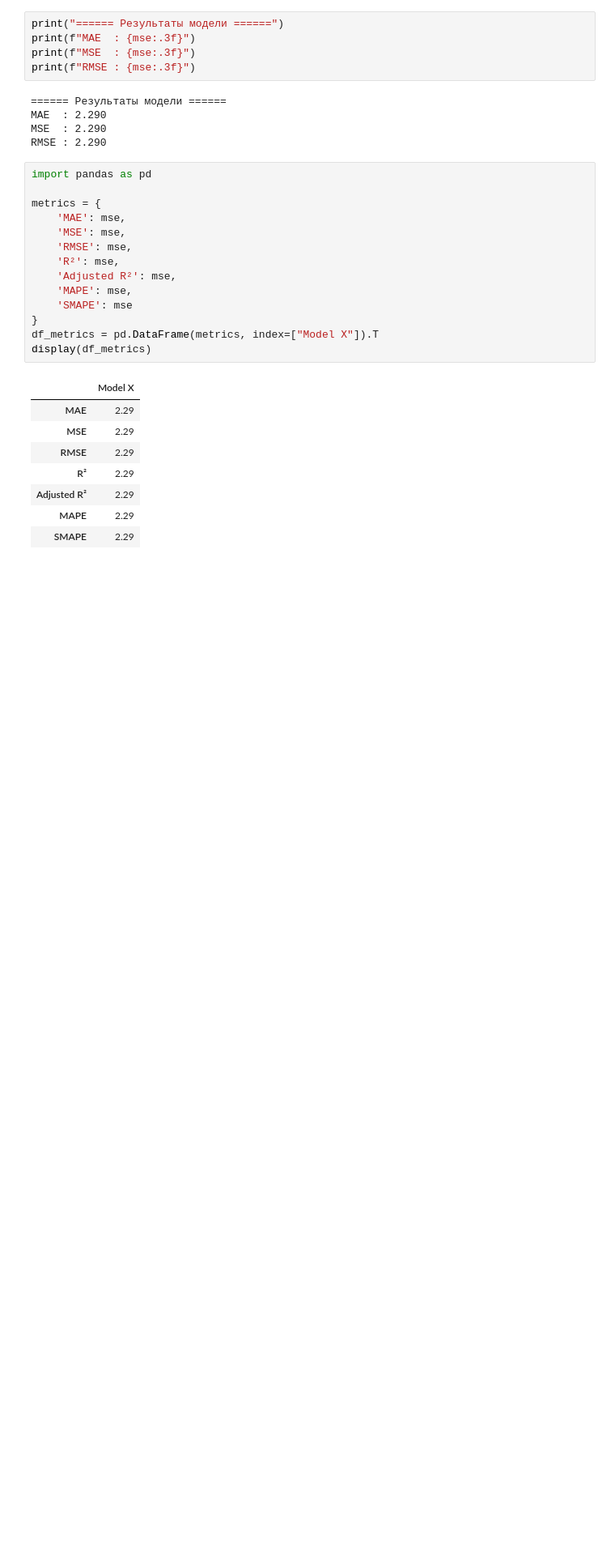
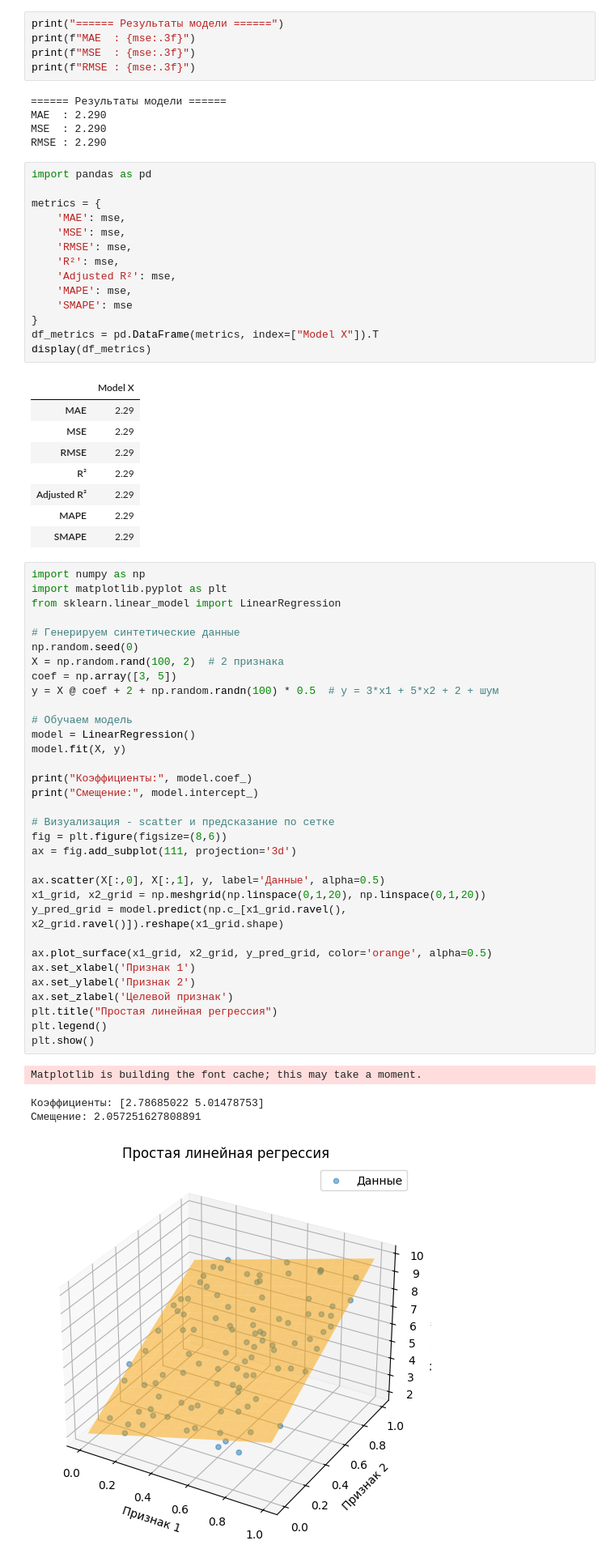
Before and after one commit to YotaLibero/experiments, a Jupyter notebook: notebooks/test.ipynb, the cells around one changed output. Shown at 81% size. Drawn from its saved outputs; the diff is of its cells as text; blank space fills up the shorter version.

```diff
--- a/notebooks/test.ipynb
+++ b/notebooks/test.ipynb
@@ -72,3 +72,41 @@ display(df_metrics)
 | Adjusted R² | 2.29 |
 | MAPE | 2.29 |
 | SMAPE | 2.29 |
+# %%
+import numpy as np
+import matplotlib.pyplot as plt
+from sklearn.linear_model import LinearRegression
+
+# Генерируем синтетические данные
+np.random.seed(0)
+X = np.random.rand(100, 2)  # 2 признака
+coef = np.array([3, 5])
+y = X @ coef + 2 + np.random.randn(100) * 0.5  # y = 3*x1 + 5*x2 + 2 + шум
+
+# Обучаем модель
+model = LinearRegression()
+model.fit(X, y)
+
+print("Коэффициенты:", model.coef_)
+print("Смещение:", model.intercept_)
+
+# Визуализация - scatter и предсказание по сетке
+fig = plt.figure(figsize=(8,6))
+ax = fig.add_subplot(111, projection='3d')
+
+ax.scatter(X[:,0], X[:,1], y, label='Данные', alpha=0.5)
+x1_grid, x2_grid = np.meshgrid(np.linspace(0,1,20), np.linspace(0,1,20))
+y_pred_grid = model.predict(np.c_[x1_grid.ravel(), x2_grid.ravel()]).reshape(x1_grid.shape)
+
+ax.plot_surface(x1_grid, x2_grid, y_pred_grid, color='orange', alpha=0.5)
+ax.set_xlabel('Признак 1')
+ax.set_ylabel('Признак 2')
+ax.set_zlabel('Целевой признак')
+plt.title("Простая линейная регрессия")
+plt.legend()
+plt.show()
+# %% [output]
+Matplotlib is building the font cache; this may take a moment.
+Коэффициенты: [2.78685022 5.01478753]
+Смещение: 2.057251627808891
+[figure, added]
```
Also changed, not shown: parts of 1 cell of this notebook, 7 other files.
